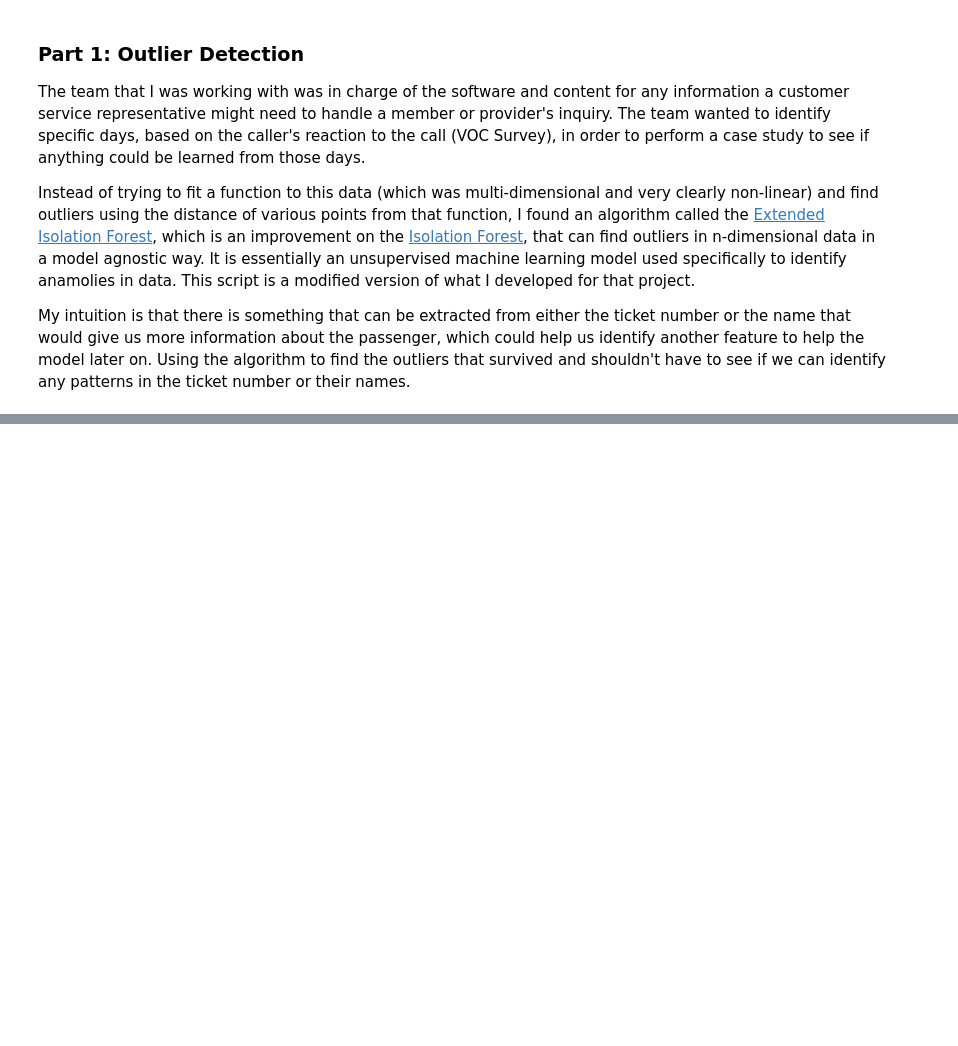
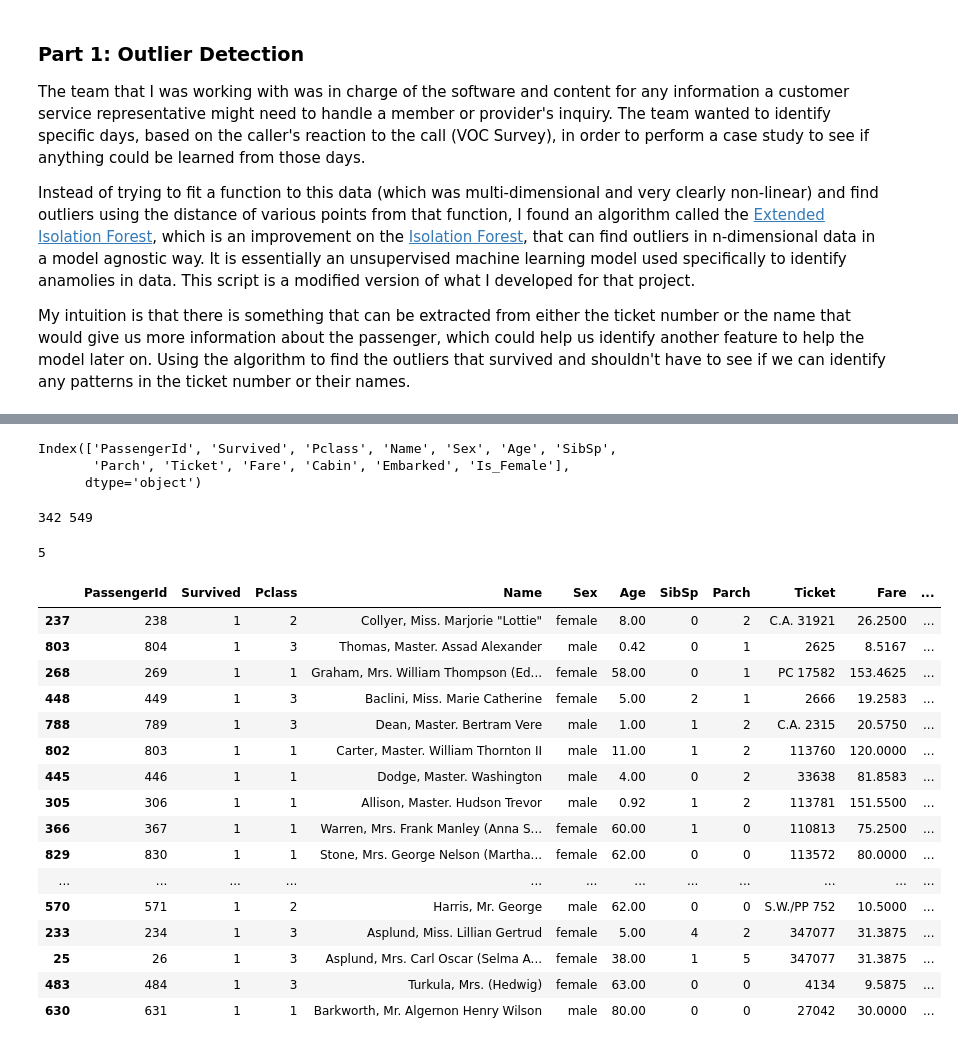
Before and after one commit to amalhot5/titanic_feature_exploration, a Jupyter notebook: feature_exploration.ipynb, the cells around one changed output, grey strips where cells are left out. Cells and saved outputs as stored; diff of their text form; code cells hidden in the pictures; blank space fills up the shorter version.

```diff
--- a/feature_exploration.ipynb
+++ b/feature_exploration.ipynb
@@ -58,0 +63,48 @@ ModuleNotFoundError: No module named 'eif'
+# %%
+train_df['Is_Female'] = np.where(train_df['Sex'] == 'female', 1, 0)
+train_df.columns
+# %% [output]
+Index(['PassengerId', 'Survived', 'Pclass', 'Name', 'Sex', 'Age', 'SibSp',
+       'Parch', 'Ticket', 'Fare', 'Cabin', 'Embarked', 'Is_Female'],
+      dtype='object')
+# %%
+survived_df, ns_df = train_df[train_df.Survived == 1], train_df[train_df.Survived == 0]
+print(len(survived_df), len(ns_df))
+# %% [output]
+342 549
+# %%
+X_survived = np.array([survived_df.Pclass, survived_df.Age, survived_df.SibSp,
+                       survived_df.Parch, survived_df.Is_Female]).T
+X_ns = np.array([ns_df.Pclass, ns_df.Age, ns_df.SibSp, ns_df.Parch, ns_df.Is_Female]).T
+
+len(X_survived.T)
+# %% [output]
+5
+# %%
+F0 = iso.iForest(X_survived, ntrees=100, sample_size=len(survived_df), ExtensionLevel=4)
+F1 = iso.iForest(X_ns, ntrees=100, sample_size=len(ns_df), ExtensionLevel=4)
+
+S0 = F0.compute_paths(X_in=X_survived)
+S1 = F1.compute_paths(X_in=X_ns)
+# %%
+ss0, ss1 = np.argsort(S0), np.argsort(S1)
+# %%
+survived_df.iloc[ss0[-20:]]
+# %% [output]
+|  | PassengerId | Survived | Pclass | Name | Sex | Age | SibSp | Parch | Ticket | Fare | ... |
+| 237 | 238 | 1 | 2 | Collyer, Miss. Marjorie "Lottie" | female | 8.00 | 0 | 2 | C.A. 31921 | 26.2500 | ... |
+| 803 | 804 | 1 | 3 | Thomas, Master. Assad Alexander | male | 0.42 | 0 | 1 | 2625 | 8.5167 | ... |
+| 268 | 269 | 1 | 1 | Graham, Mrs. William Thompson (Ed... | female | 58.00 | 0 | 1 | PC 17582 | 153.4625 | ... |
+| 448 | 449 | 1 | 3 | Baclini, Miss. Marie Catherine | female | 5.00 | 2 | 1 | 2666 | 19.2583 | ... |
+| 788 | 789 | 1 | 3 | Dean, Master. Bertram Vere | male | 1.00 | 1 | 2 | C.A. 2315 | 20.5750 | ... |
+| 802 | 803 | 1 | 1 | Carter, Master. William Thornton II | male | 11.00 | 1 | 2 | 113760 | 120.0000 | ... |
+| 445 | 446 | 1 | 1 | Dodge, Master. Washington | male | 4.00 | 0 | 2 | 33638 | 81.8583 | ... |
+| 305 | 306 | 1 | 1 | Allison, Master. Hudson Trevor | male | 0.92 | 1 | 2 | 113781 | 151.5500 | ... |
+| 366 | 367 | 1 | 1 | Warren, Mrs. Frank Manley (Anna S... | female | 60.00 | 1 | 0 | 110813 | 75.2500 | ... |
+| 829 | 830 | 1 | 1 | Stone, Mrs. George Nelson (Martha... | female | 62.00 | 0 | 0 | 113572 | 80.0000 | ... |
+| ... | ... | ... | ... | ... | ... | ... | ... | ... | ... | ... | ... |
+| 570 | 571 | 1 | 2 | Harris, Mr. George | male | 62.00 | 0 | 0 | S.W./PP 752 | 10.5000 | ... |
+| 233 | 234 | 1 | 3 | Asplund, Miss. Lillian Gertrud | female | 5.00 | 4 | 2 | 347077 | 31.3875 | ... |
+| 25 | 26 | 1 | 3 | Asplund, Mrs. Carl Oscar (Selma A... | female | 38.00 | 1 | 5 | 347077 | 31.3875 | ... |
+| 483 | 484 | 1 | 3 | Turkula, Mrs. (Hedwig) | female | 63.00 | 0 | 0 | 4134 | 9.5875 | ... |
+| 630 | 631 | 1 | 1 | Barkworth, Mr. Algernon Henry Wilson | male | 80.00 | 0 | 0 | 27042 | 30.0000 | ... |
```
Also changed, not shown: parts of 21 cells of this notebook.
